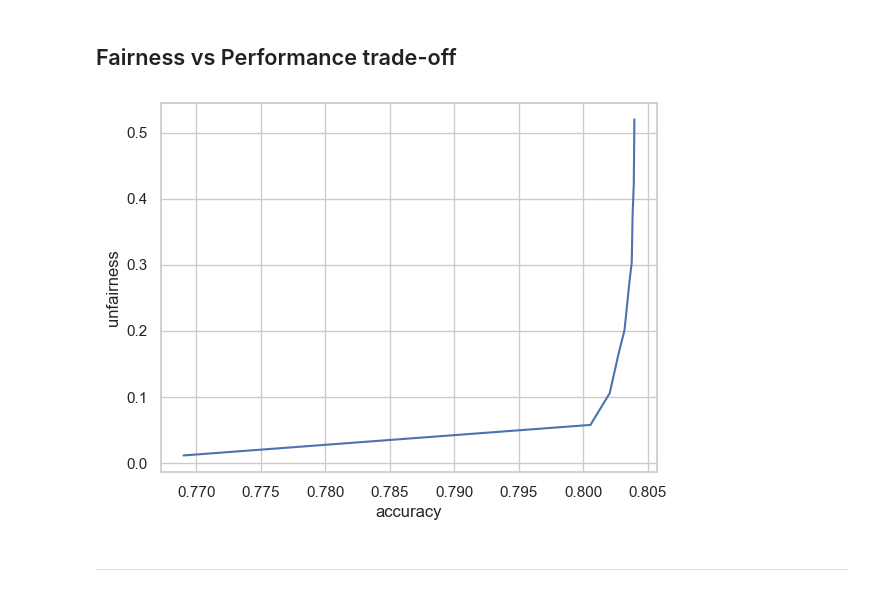
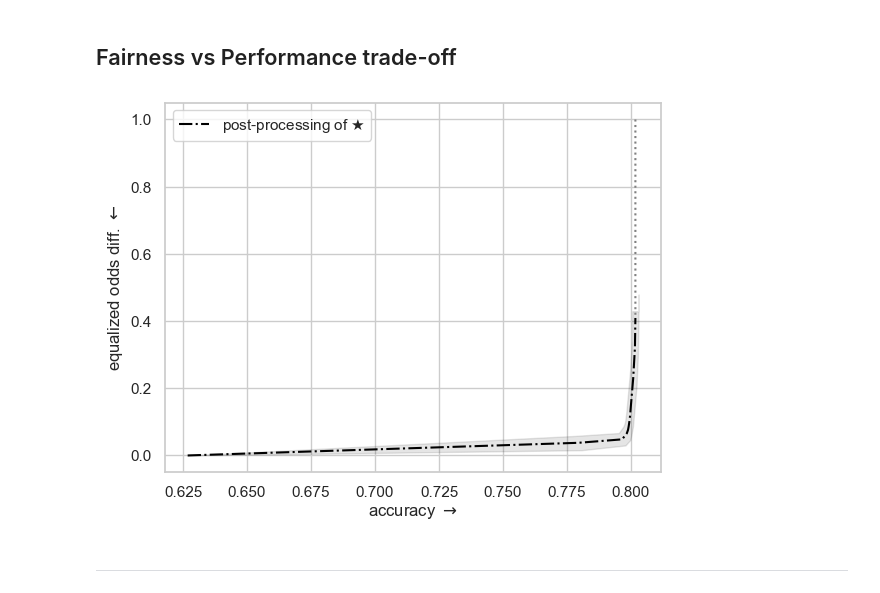
Before and after one commit to socialfoundations/error-parity, a Jupyter notebook: examples/relaxed-equalized-odds.usage-example-folktables.ipynb, the cells around one changed output. Cells and saved outputs as stored; diff of their text form; code cells hidden in the pictures.

```diff
--- a/examples/relaxed-equalized-odds.usage-example-folktables.ipynb
+++ b/examples/relaxed-equalized-odds.usage-example-folktables.ipynb
@@ -18,7 +38,7 @@ from sklearn.metrics import roc_curve
 ACS_TASK = "ACSIncome"
 SEED = 42
 
-data_dir = Path("~").expanduser() / "data" / "folktables" / "train=0.7_test=0.3"
+data_dir = Path("~").expanduser() / "data" / "folktables" / "train=0.6_test=0.2_validation=0.2_max-groups=4"
 # %%
 ACS_CATEGORICAL_COLS = {
     'COW',  # class of worker
@@ -425,23 +390,38 @@ fair_perf_tradeoff = {
-# %%
-# Plot results
-import seaborn as sns
-sns.set(style="whitegrid")
-
-data = pd.DataFrame(
-    data=[
-        (acc, unf, tol)
-        for tol, (acc, unf) in fair_perf_tradeoff.items()
-    ],
-    columns=["accuracy", "unfairness", "tolerance"])
-
-sns.lineplot(
-    data,
-    x="accuracy",
-    y="unfairness",
-)
-
-plt.show()
-# %% [output]
-[figure, removed]
+# %%
+from error_parity.pareto_curve import compute_postprocessing_curve
+
+postproc_results_df = compute_postprocessing_curve(
+    model=rf_clf,
+    fit_data=(X_fit, y_fit, s_fit),
+    eval_data={
+        "test": (X_test, y_test, s_test),
+    },
+    fairness_constraint="equalized_odds",
+    tolerance_ticks=np.hstack((
+        np.arange(0.0, 0.1, 1e-2),
+        np.arange(0.1, 1.0, 1e-1),
+    )),
+    bootstrap=True,
+    seed=SEED,
+    y_fit_pred_scores=predictor(X_fit),
+)
+# %%
+from error_parity.plotting import plot_postprocessing_frontier
+from matplotlib import pyplot as plt
+
+plot_postprocessing_frontier(
+    postproc_results_df,
+    perf_metric="accuracy",
+    disp_metric="equalized_odds_diff",
+    show_data_type="test",
+    model_name=r"$\bigstar$",
+    constant_clf_accuracy=max((y_test == const_pred).mean() for const_pred in {0, 1}),
+)
+
+plt.xlabel(r"accuracy $\rightarrow$")
+plt.ylabel(r"equalized odds diff. $\leftarrow$")
+plt.show()
+# %% [output]
+[figure, added]
 # %% [markdown]
 ---
```
Also changed, not shown: parts of 20 cells of this notebook, 18 other files.
